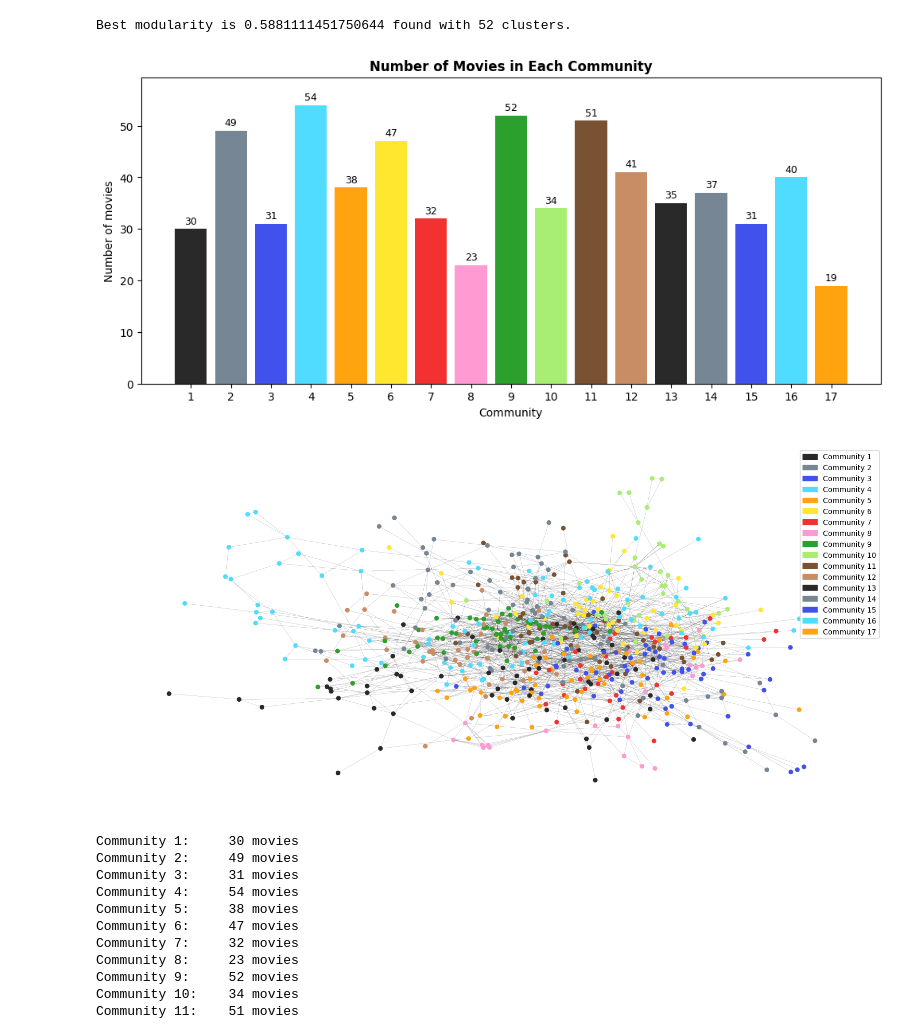
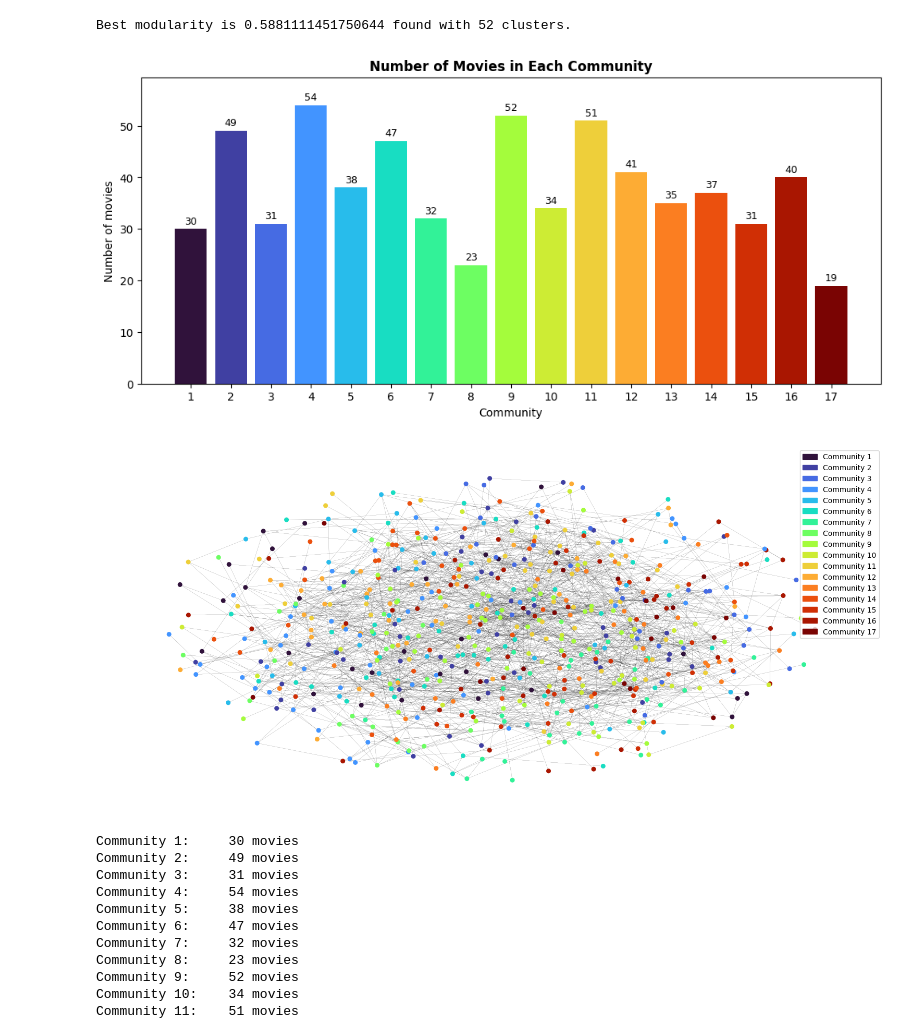
Before and after one commit to jennifer-dtu-2023/02807_project, a Jupyter notebook: merge_network_text.ipynb, the cells around one changed output. Saved outputs shown, nothing was run; the diff lists cells and outputs as text; code cells hidden in the pictures.

```diff
--- a/merge_network_text.ipynb
+++ b/merge_network_text.ipynb
@@ -305,39 +312,50 @@ Best modularity is 0.5881111451750644 found with 52 clusters.
 # %%
 # Number of movies in each community
 communities_Louvain_list = [set() for _ in range(n_communities_Louvain)]
 for node, community_id in communities_Louvain.items():
     communities_Louvain_list[community_id].add(node)
 
 num_movies = [len(community) for community in communities_Louvain_list]
 
+# Colors
+cmap = plt.cm.get_cmap("turbo", n_communities_Louvain)
+
+
 # Histogram
 plt.figure(figsize=(12, 5))
-bars = plt.bar(range(1, n_communities_Louvain + 1), num_movies, color=[colors[i % len(colors)] for i in range(n_communities_Louvain)])
+bars = plt.bar(range(1, n_communities_Louvain + 1), num_movies, color=cmap(range(n_communities_Louvain)))
+# bars = plt.bar(range(1, n_communities_Louvain + 1), num_movies, color=[colors[i % len(colors)] for i in range(n_communities_Louvain)])
 plt.xticks(range(1, n_communities_Louvain + 1))
 plt.ylim(0, max(num_movies) + (max(num_movies)/10))
-plt.xlabel('Community')
-plt.ylabel('Number of movies')
-plt.title('Number of Movies in Each Community', fontweight='bold')
+plt.xlabel("Community")
+plt.ylabel("Number of movies")
+plt.title("Number of Movies in Each Community", fontweight="bold")
 
 # Add the precise number of movies above each bar
 for bar in bars:
     yval = bar.get_height()
-    plt.text(bar.get_x() + bar.get_width()/2, yval + 0.5, yval, ha='center', va='bottom', fontsize=9)
+    plt.text(bar.get_x() + bar.get_width()/2, yval + 0.5, yval, ha="center", va="bottom", fontsize=9)
 
 plt.show()
 # %% [output]
-[figure, old version]
+[figure, new version]
 # %%
+# Color
+cmap = plt.cm.get_cmap("turbo", len(communities_Louvain_list))
+community_to_color = {i: cmap(i) for i in range(len(communities_Louvain_list))}
+color_map = {node: community_to_color[i] for i, community in enumerate(communities_Louvain_list) for node in community}
+
 # Plot
 plt.figure(figsize=(15, 7))
-pos = nx.spring_layout(G_movies_lcc)
-color_map = {node: colors[i % len(colors)] for i, community in enumerate(communities_Louvain_list) for node in community}
-nx.draw(G_movies_lcc, pos, node_color=[color_map[node] for node in G_movies_lcc.nodes], edge_color='black', with_labels=False, node_size=30, width=0.1)
-patches = [mpatches.Patch(color=colors[i % len(colors)], label=f'Community {i+1}') for i in range(len(communities_Louvain_list))]
+pos = nx.spring_layout(G_movies_lcc, k=0.3)
+# color_map = {node: colors[i % len(colors)] for i, community in enumerate(communities_Louvain_list) for node in community}
+nx.draw(G_movies_lcc, pos, node_color=[color_map[node] for node in G_movies_lcc.nodes], edge_color="black", with_labels=False, node_size=30, width=0.1)
+# patches = [mpatches.Patch(color=colors[i % len(colors)], label=f"Community {i+1}") for i in range(len(communities_Louvain_list))]
+patches = [mpatches.Patch(color=community_to_color[i], label=f"Community {i+1}") for i in range(len(communities_Louvain_list))]
 plt.legend(handles=patches)
 plt.show()
 # %% [output]
-[figure, old version]
+[figure, new version]
 # %%
 # # Communities
 # communities = nx.algorithms.community.greedy_modularity_communities(G_movies_lcc)
```
Also changed, not shown: parts of 6 cells of this notebook, 1 other file.
